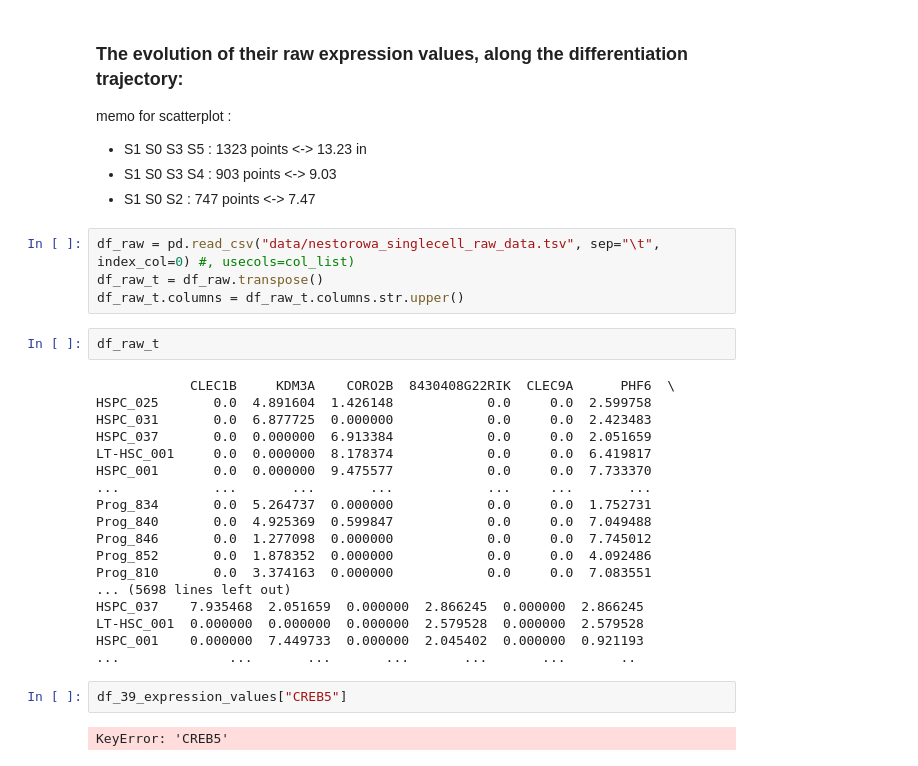
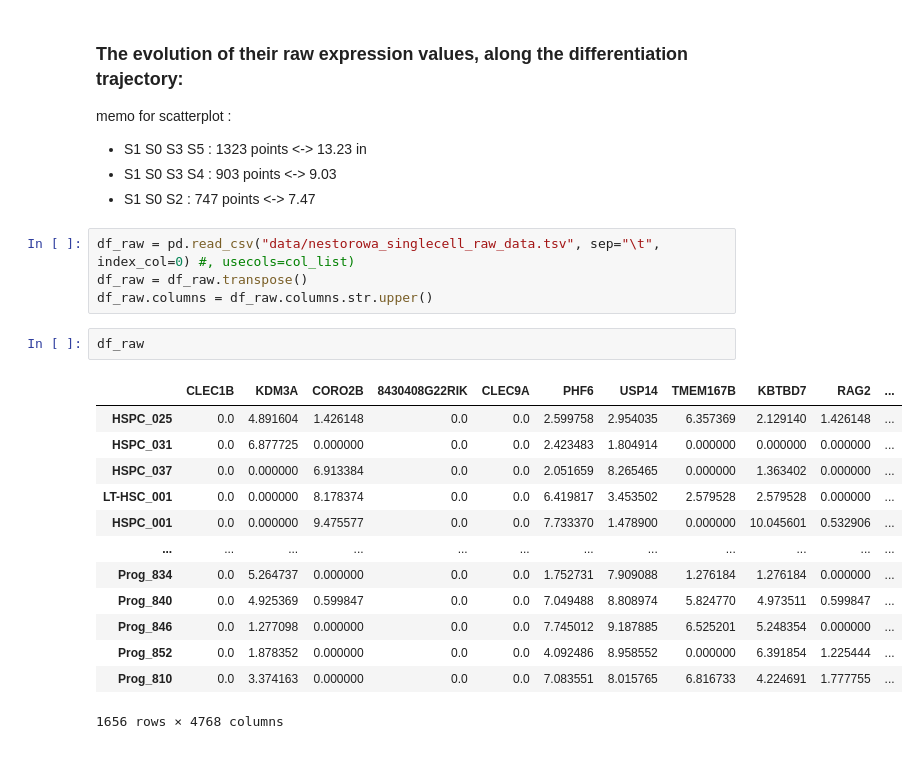
Before and after one commit to StephanieChevalier/notebooks_for_bonesis, a Jupyter notebook: applications/hematopoiesis/component_selection_analysis.ipynb, the cells around one changed output. Saved outputs shown, nothing was run; the diff lists cells and outputs as text.

```diff
--- a/applications/hematopoiesis/component_selection_analysis.ipynb
+++ b/applications/hematopoiesis/component_selection_analysis.ipynb
@@ -205,29 +211,21 @@ memo for scatterplot :
 * S1 S0 S2 : 747 points <-> 7.47
 # %%
 df_raw = pd.read_csv("data/nestorowa_singlecell_raw_data.tsv", sep="\t", index_col=0) #, usecols=col_list)
-df_raw_t = df_raw.transpose()
-df_raw_t.columns = df_raw_t.columns.str.upper()
+df_raw = df_raw.transpose()
+df_raw.columns = df_raw.columns.str.upper()
-# %%
-df_raw_t
-# %% [output]
-            CLEC1B     KDM3A    CORO2B  8430408G22RIK  CLEC9A      PHF6  \
-HSPC_025       0.0  4.891604  1.426148            0.0     0.0  2.599758
-HSPC_031       0.0  6.877725  0.000000            0.0     0.0  2.423483
-HSPC_037       0.0  0.000000  6.913384            0.0     0.0  2.051659
-LT-HSC_001     0.0  0.000000  8.178374            0.0     0.0  6.419817
-HSPC_001       0.0  0.000000  9.475577            0.0     0.0  7.733370
-...            ...       ...       ...            ...     ...       ...
-Prog_834       0.0  5.264737  0.000000            0.0     0.0  1.752731
-Prog_840       0.0  4.925369  0.599847            0.0     0.0  7.049488
-Prog_846       0.0  1.277098  0.000000            0.0     0.0  7.745012
-Prog_852       0.0  1.878352  0.000000            0.0     0.0  4.092486
-Prog_810       0.0  3.374163  0.000000            0.0     0.0  7.083551
-... (5698 lines left out)
-HSPC_037    7.935468  2.051659  0.000000  2.866245  0.000000  2.866245
-LT-HSC_001  0.000000  0.000000  0.000000  2.579528  0.000000  2.579528
-HSPC_001    0.000000  7.449733  0.000000  2.045402  0.000000  0.921193
-...              ...       ...       ...       ...       ...       ..
-# %%
-df_39_expression_values["CREB5"]
-# %% [output]
-KeyError: 'CREB5'
+# %%
+df_raw
+# %% [output]
+|  | CLEC1B | KDM3A | CORO2B | 8430408G22RIK | CLEC9A | PHF6 | USP14 | TMEM167B | KBTBD7 | RAG2 | ... |
+| HSPC_025 | 0.0 | 4.891604 | 1.426148 | 0.0 | 0.0 | 2.599758 | 2.954035 | 6.357369 | 2.129140 | 1.426148 | ... |
+| HSPC_031 | 0.0 | 6.877725 | 0.000000 | 0.0 | 0.0 | 2.423483 | 1.804914 | 0.000000 | 0.000000 | 0.000000 | ... |
+| HSPC_037 | 0.0 | 0.000000 | 6.913384 | 0.0 | 0.0 | 2.051659 | 8.265465 | 0.000000 | 1.363402 | 0.000000 | ... |
+| LT-HSC_001 | 0.0 | 0.000000 | 8.178374 | 0.0 | 0.0 | 6.419817 | 3.453502 | 2.579528 | 2.579528 | 0.000000 | ... |
+| HSPC_001 | 0.0 | 0.000000 | 9.475577 | 0.0 | 0.0 | 7.733370 | 1.478900 | 0.000000 | 10.045601 | 0.532906 | ... |
+| ... | ... | ... | ... | ... | ... | ... | ... | ... | ... | ... | ... |
+| Prog_834 | 0.0 | 5.264737 | 0.000000 | 0.0 | 0.0 | 1.752731 | 7.909088 | 1.276184 | 1.276184 | 0.000000 | ... |
+| Prog_840 | 0.0 | 4.925369 | 0.599847 | 0.0 | 0.0 | 7.049488 | 8.808974 | 5.824770 | 4.973511 | 0.599847 | ... |
+| Prog_846 | 0.0 | 1.277098 | 0.000000 | 0.0 | 0.0 | 7.745012 | 9.187885 | 6.525201 | 5.248354 | 0.000000 | ... |
+| Prog_852 | 0.0 | 1.878352 | 0.000000 | 0.0 | 0.0 | 4.092486 | 8.958552 | 0.000000 | 6.391854 | 1.225444 | ... |
+| Prog_810 | 0.0 | 3.374163 | 0.000000 | 0.0 | 0.0 | 7.083551 | 8.015765 | 6.816733 | 4.224691 | 1.777755 | ... |
+1656 rows × 4768 columns
```
Also changed, not shown: parts of 14 cells of this notebook, 39 other files.
